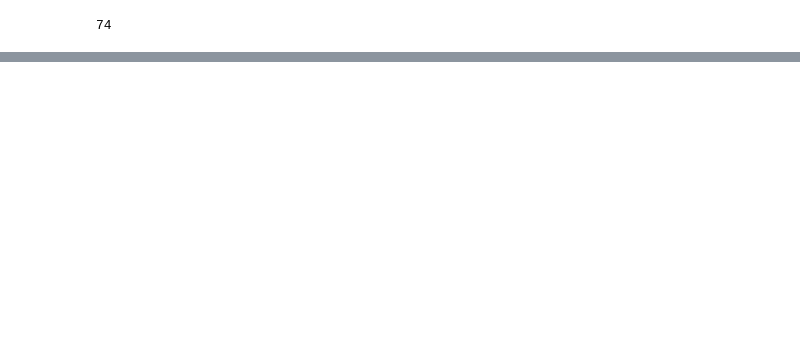
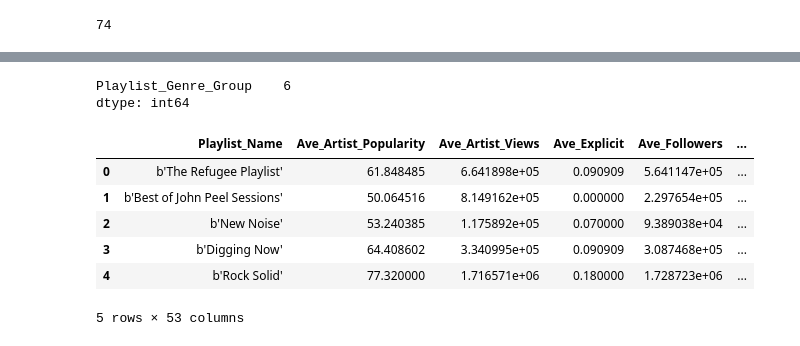
Before and after one commit to REMitchell/CSCIE109A, a Jupyter notebook: final/Final.ipynb, the cells around one changed output, grey strips where cells are left out. Saved outputs shown, nothing was run; the diff lists cells and outputs as text; code cells hidden in the pictures; blank space fills up the shorter version.

```diff
--- a/final/Final.ipynb
+++ b/final/Final.ipynb
@@ -663,0 +722,4 @@ IndentationError: expected an indented block (<ipython-input-52-cc99080d9ea5>, l
+# %%
+for playlist in playlists:
+    playlist.genreGroup = playlistToGenreGroup(playlist)
+    playlist.similarity = getTrackSimilarityScore(playlist)
@@ -663,0 +777,45 @@ IndentationError: expected an indented block (<ipython-input-52-cc99080d9ea5>, l
+# %%
+# Create data frame for regression modeling
+df_spotify = pd.DataFrame(list(zip(playlistNameList, trackCountsList, trackDurationList,
+                                   artistViewsList, artistPopularityList, tracksPopularityList,
+                                   trackExplicitList, artistFollowersList, playlistGenreGroupList,
+                                   playlistSimilarityGroupList, playlistFollowersList)),
+                                   columns=['Playlist_Name', 'Track_Counts', 'Ave_Track_Duration',
+                                            'Ave_Artist_Views', 'Ave_Artist_Popularity',
+                                            'Ave_Track_Popularity', 'Ave_Explicit', 'Ave_Followers',
+                                            'Playlist_Genre_Group', 'Playlist_Similarity', 'Playlist_Followers'])
+# %%
+#  Q: How many NaNs are there in each column with missing data?
+#  A:  Very few, so we won't impute
+missing_columns = df_spotify.columns[df_spotify.isnull().any()]
+df_spotify[missing_columns].isnull().sum()
+# %% [output]
+Playlist_Genre_Group    6
+dtype: int64
+# %%
+#  Drop rows with missing datapoints
+df_spotify.dropna(axis=0, how='any', inplace=True)
+# %%
+#  Create dummy variables for "Playlist_Genre_Group"
+df_spotify = pd.get_dummies(df_spotify, columns = ['Playlist_Genre_Group'])
+
+#  Remove the last dummy variable, 'Playlist_Genre_Group_45.0', since it's redundant
+remove_cols = ['Playlist_Genre_Group_45.0']
+df_spotify = df_spotify[df_spotify.columns.difference(remove_cols)]
+
+# Put 'Playlist_Followers' column back to the end of the dataframe and
+# 'Playlist_Name' column at the beginning of the dataframe
+cols = list(df_spotify)
+cols.insert(len(df_spotify) - 1, cols.pop(cols.index('Playlist_Followers')))
+cols.insert(0, cols.pop(cols.index('Playlist_Name')))
+df_spotify = df_spotify.reindex(columns= cols)
+# %%
+df_spotify.head()
+# %% [output]
+|  | Playlist_Name | Ave_Artist_Popularity | Ave_Artist_Views | Ave_Explicit | Ave_Followers | ... |
+| 0 | b'The Refugee Playlist' | 61.848485 | 6.641898e+05 | 0.090909 | 5.641147e+05 | ... |
+| 1 | b'Best of John Peel Sessions' | 50.064516 | 8.149162e+05 | 0.000000 | 2.297654e+05 | ... |
+| 2 | b'New Noise' | 53.240385 | 1.175892e+05 | 0.070000 | 9.389038e+04 | ... |
+| 3 | b'Digging Now' | 64.408602 | 3.340995e+05 | 0.090909 | 3.087468e+05 | ... |
+| 4 | b'Rock Solid' | 77.320000 | 1.716571e+06 | 0.180000 | 1.728723e+06 | ... |
+5 rows × 53 columns
```
Also changed, not shown: parts of 20 cells of this notebook, 2 other files.
